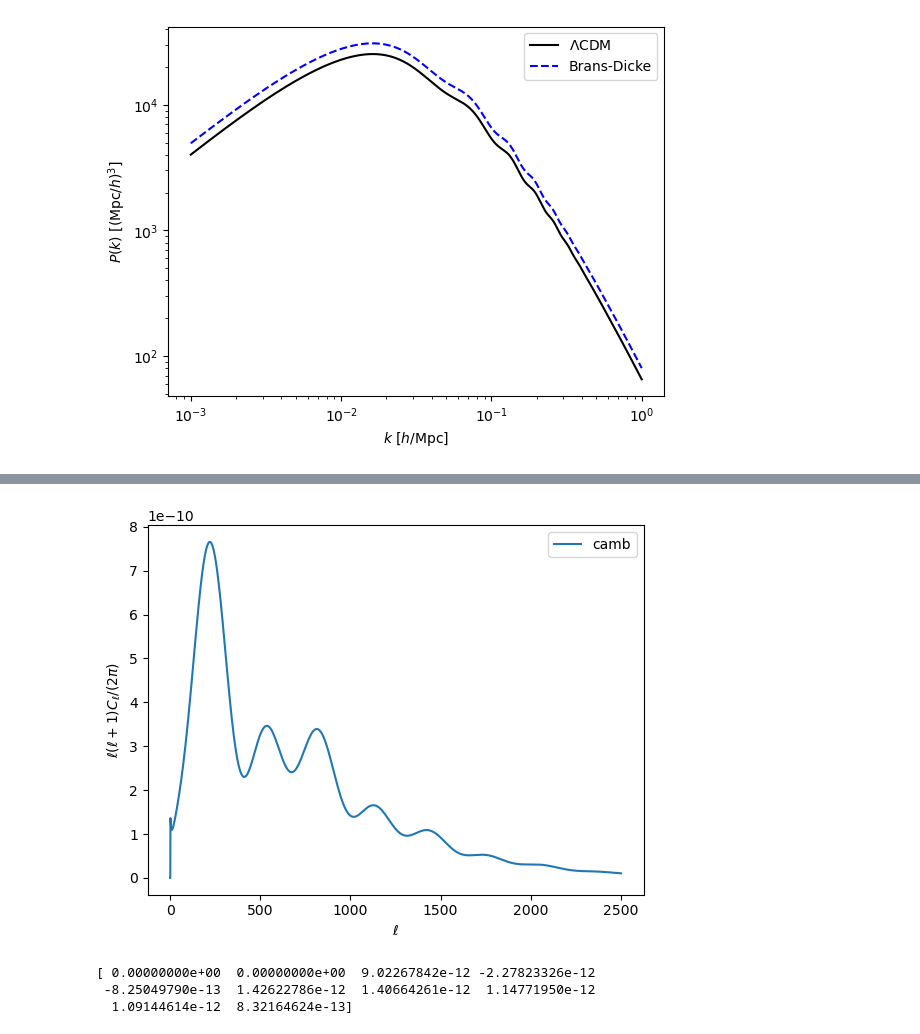
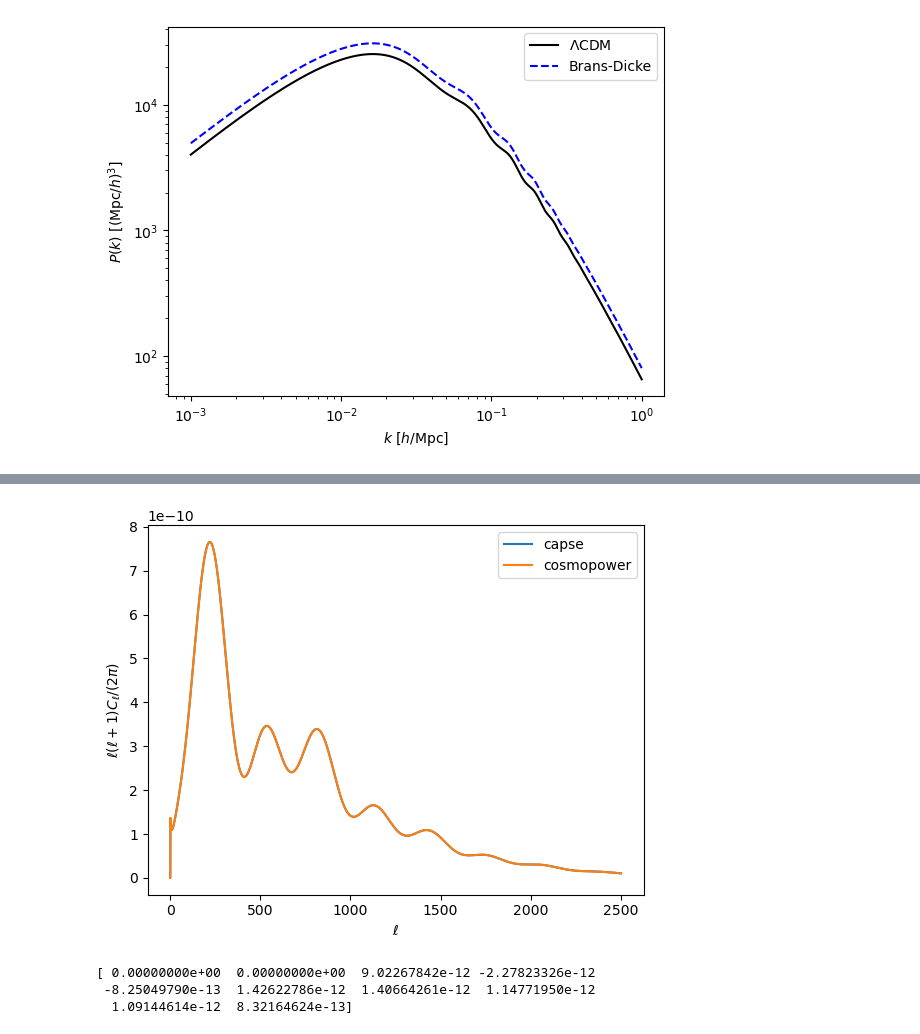
Before and after one commit to cosmodesi/cosmoprimo, a Jupyter notebook: nb/examples.ipynb, the cells around one changed output, grey strips where cells are left out. Drawn from its saved outputs; the diff is of its cells as text; code cells hidden in the pictures.

Commit message:
wrapping cosmopower emulators

```diff
--- a/nb/examples.ipynb
+++ b/nb/examples.ipynb
@@ -452,16 +456,20 @@ plt.show()
 # %%
 from cosmoprimo.fiducial import DESI
 
 cosmo = DESI(engine='capse')
-cls = cosmo.get_harmonic().lensed_cl()
+capse_cls = cosmo.get_harmonic().lensed_cl()
 
-plt.plot(cls['ell'], ells_factor * cls['tt'], label='camb')
+cosmo = DESI(engine='cosmopower_bolliet2023')
+cosmopower_cls = cosmo.get_harmonic().lensed_cl()
+
+plt.plot(capse_cls['ell'], ells_factor * capse_cls['tt'], label='capse')
+plt.plot(cosmopower_cls['ell'], ells_factor * cosmopower_cls['tt'], label='cosmopower')
 plt.xlabel(r'$\ell$')
 plt.ylabel(r'$\ell(\ell+1)C_{\ell}/(2\pi)$')
 plt.legend()
 plt.show()
 # %% [output]
-[figure, old version]
+[figure, new version]
 # %%
 # Since this is an emulator, we can take gradients:
 if run_jax:
```
Also changed, not shown: parts of 2 cells of this notebook, 12 other files.
